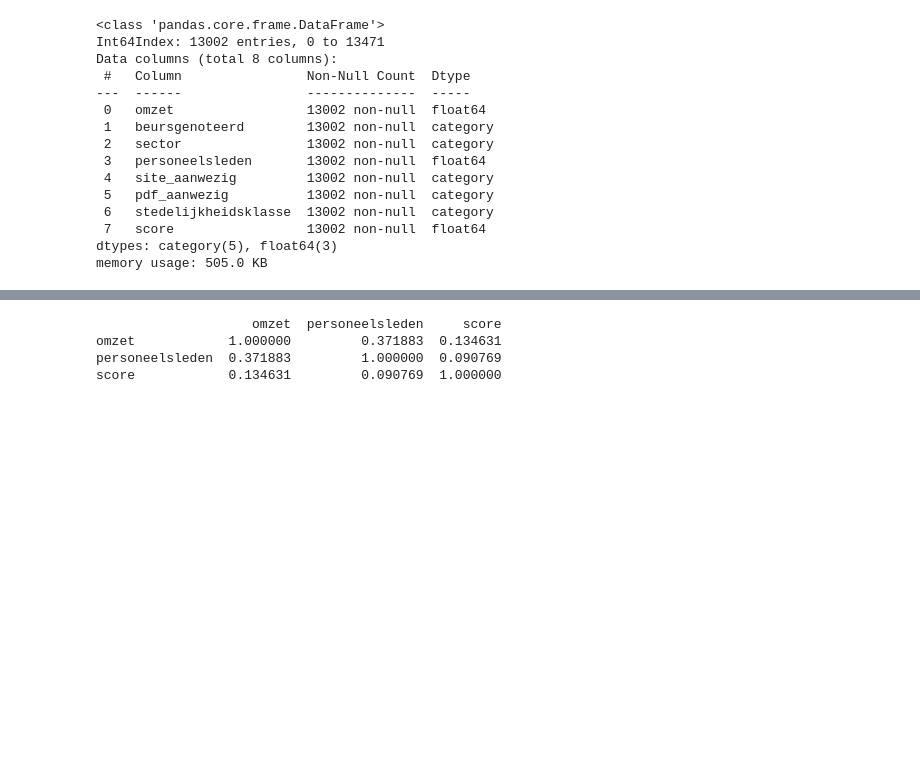
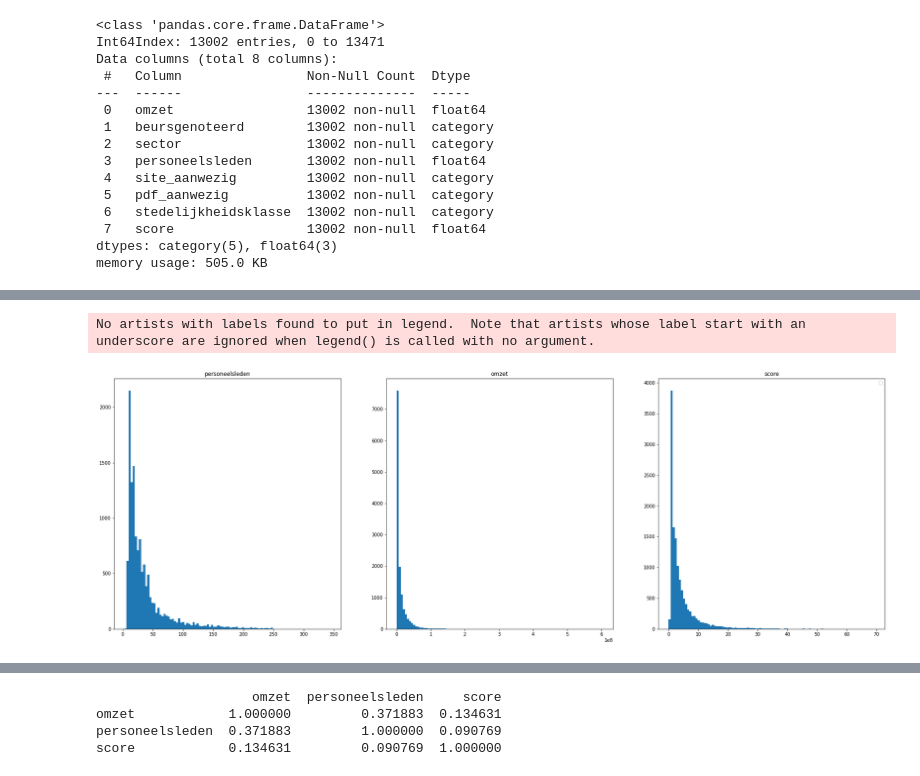
Before and after one commit to BrechtDeSchryver/DEP2G02, a Jupyter notebook: scripts/ml_model.ipynb, the cells around one changed output, grey strips where cells are left out. Saved outputs shown, nothing was run; the diff lists cells and outputs as text; code cells hidden in the pictures; blank space fills up the shorter version.

```diff
--- a/scripts/ml_model.ipynb
+++ b/scripts/ml_model.ipynb
@@ -146,0 +136,16 @@ plt.legend()
+# %%
+# Visualize data
+plt.rcParams['figure.figsize'] = [30, 10]
+figure, axis = plt.subplots(1, 3)
+axis[0].hist(dataframe["personeelsleden"], bins=100)
+axis[0].set_title("personeelsleden")
+axis[1].hist(dataframe["omzet"], bins=100)
+axis[1].set_title("omzet")
+axis[2].hist(dataframe["score"], bins=100)
+axis[2].set_title("score")
+plt.legend()
+
+plt.show()
+# %% [output]
+No artists with labels found to put in legend.  Note that artists whose label start with an underscore are ignored when legend() is called with no argument.
+[figure, added]
```
Also changed, not shown: parts of 20 cells of this notebook, 1 other file.
